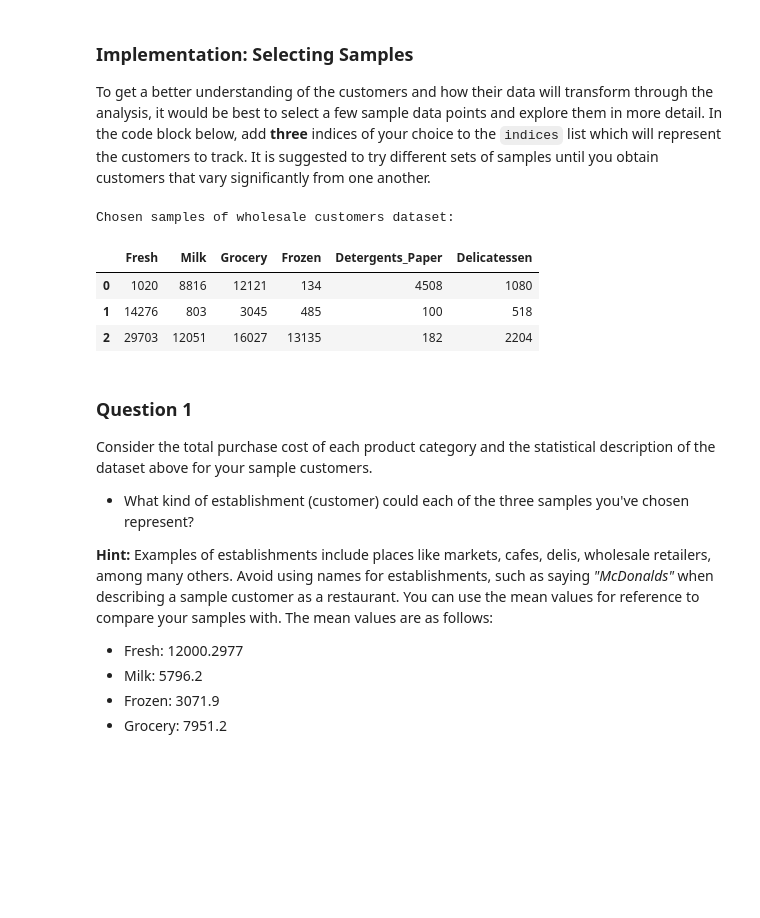
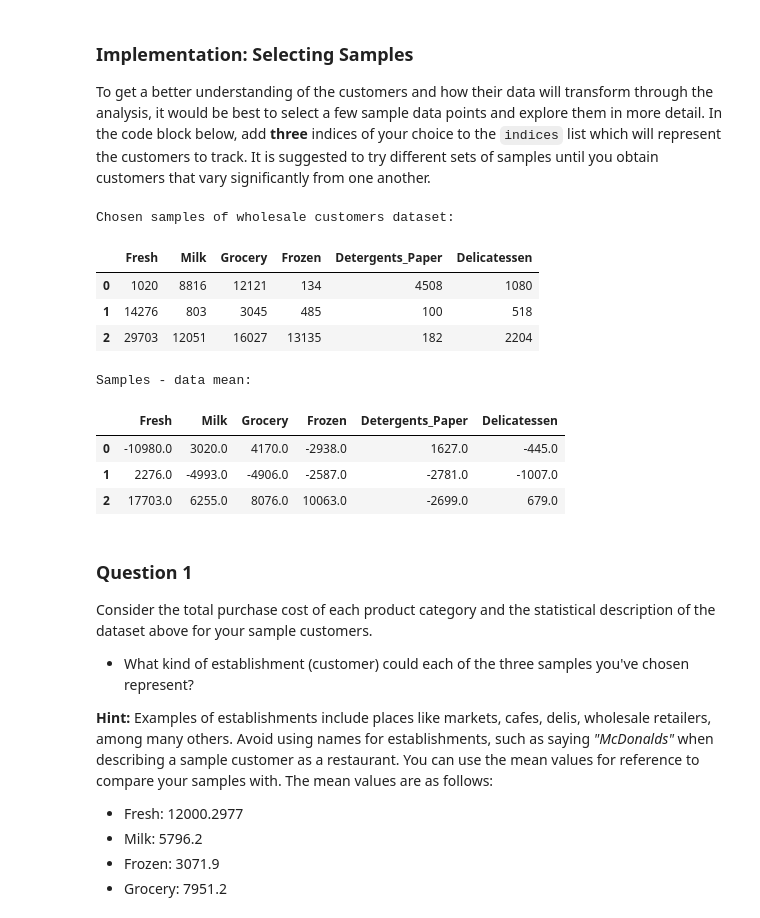
Before and after one commit to saintograph/customer-segments, a Jupyter notebook: customer_segments.ipynb, the cells around one changed output. Saved outputs shown, nothing was run; the diff lists cells and outputs as text; code cells hidden in the pictures; blank space fills up the shorter version.

Commit message:
fix: Added mean to each data point for Question 1.

```diff
--- a/customer_segments.ipynb
+++ b/customer_segments.ipynb
@@ -97,17 +63,25 @@ To get a better understanding of the customers and how their data will transform
 # %%
 # TODO: Select three indices of your choice you wish to sample from the dataset
 indices = [16, 27, 435]
 
 # Create a DataFrame of the chosen samples
 samples = pd.DataFrame(data.loc[indices], columns = data.keys()).reset_index(drop = True)
 print "Chosen samples of wholesale customers dataset:"
 display(samples)
+print " \n"
+print "Samples - data mean:"
+display(samples - np.round(data.mean()))
 # %% [output]
 Chosen samples of wholesale customers dataset:
 |  | Fresh | Milk | Grocery | Frozen | Detergents_Paper | Delicatessen |
 | 0 | 1020 | 8816 | 12121 | 134 | 4508 | 1080 |
 | 1 | 14276 | 803 | 3045 | 485 | 100 | 518 |
 | 2 | 29703 | 12051 | 16027 | 13135 | 182 | 2204 |
+Samples - data mean:
+|  | Fresh | Milk | Grocery | Frozen | Detergents_Paper | Delicatessen |
+| 0 | -10980.0 | 3020.0 | 4170.0 | -2938.0 | 1627.0 | -445.0 |
+| 1 | 2276.0 | -4993.0 | -4906.0 | -2587.0 | -2781.0 | -1007.0 |
+| 2 | 17703.0 | 6255.0 | 8076.0 | 10063.0 | -2699.0 | 679.0 |
 # %% [markdown]
 ### Question 1
 Consider the total purchase cost of each product category and the statistical description of the dataset above for your sample customers.
```
Also changed, not shown: parts of 4 cells of this notebook, 1 other file.
